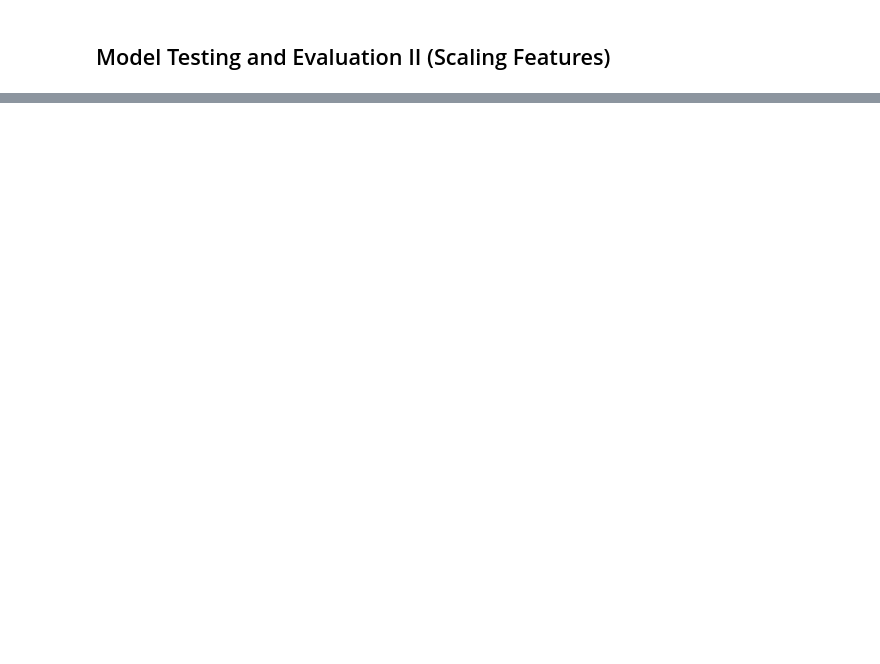
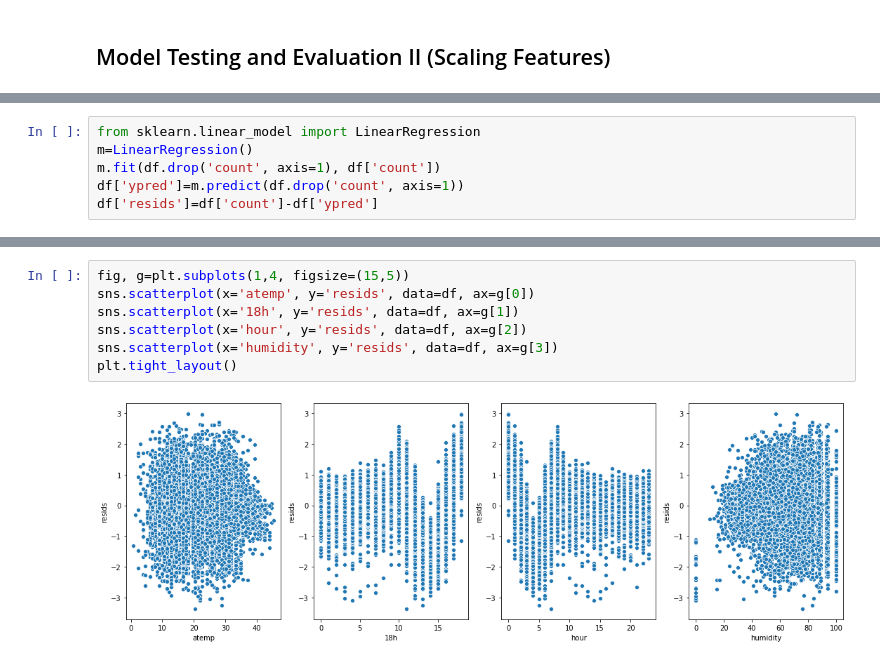
Before and after one commit to gdq12/Spicedprojects, a Jupyter notebook: Project3Bicylcle/bikeAnalysisFlow3.ipynb, the cells around one changed output, grey strips where cells are left out. Cells and saved outputs as stored; diff of their text form; blank space fills up the shorter version.

```diff
--- a/Project3Bicylcle/bikeAnalysisFlow3.ipynb
+++ b/Project3Bicylcle/bikeAnalysisFlow3.ipynb
@@ -428,0 +474,6 @@ testModScalar(xTrain, yTrain, xIndex, modName, 'RF')
+# %%
+from sklearn.linear_model import LinearRegression
+m=LinearRegression()
+m.fit(df.drop('count', axis=1), df['count'])
+df['ypred']=m.predict(df.drop('count', axis=1))
+df['resids']=df['count']-df['ypred']
@@ -428,0 +499,9 @@ testModScalar(xTrain, yTrain, xIndex, modName, 'RF')
+# %%
+fig, g=plt.subplots(1,4, figsize=(15,5))
+sns.scatterplot(x='atemp', y='resids', data=df, ax=g[0])
+sns.scatterplot(x='18h', y='resids', data=df, ax=g[1])
+sns.scatterplot(x='hour', y='resids', data=df, ax=g[2])
+sns.scatterplot(x='humidity', y='resids', data=df, ax=g[3])
+plt.tight_layout()
+# %% [output]
+[figure, added]
```
Also changed, not shown: parts of 44 cells of this notebook, 1 other file.
